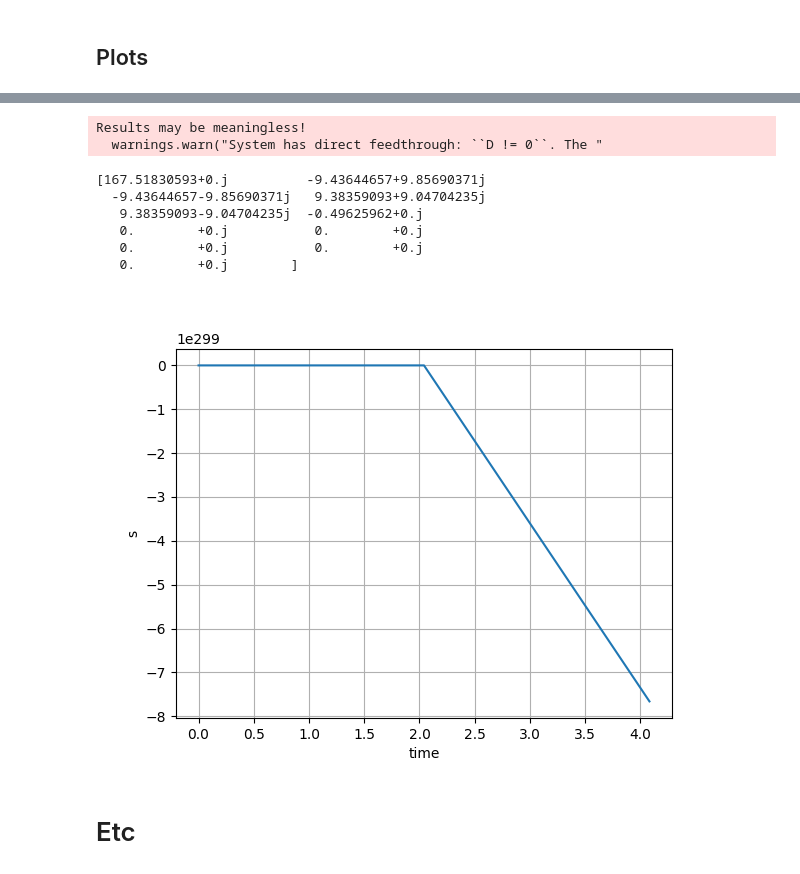
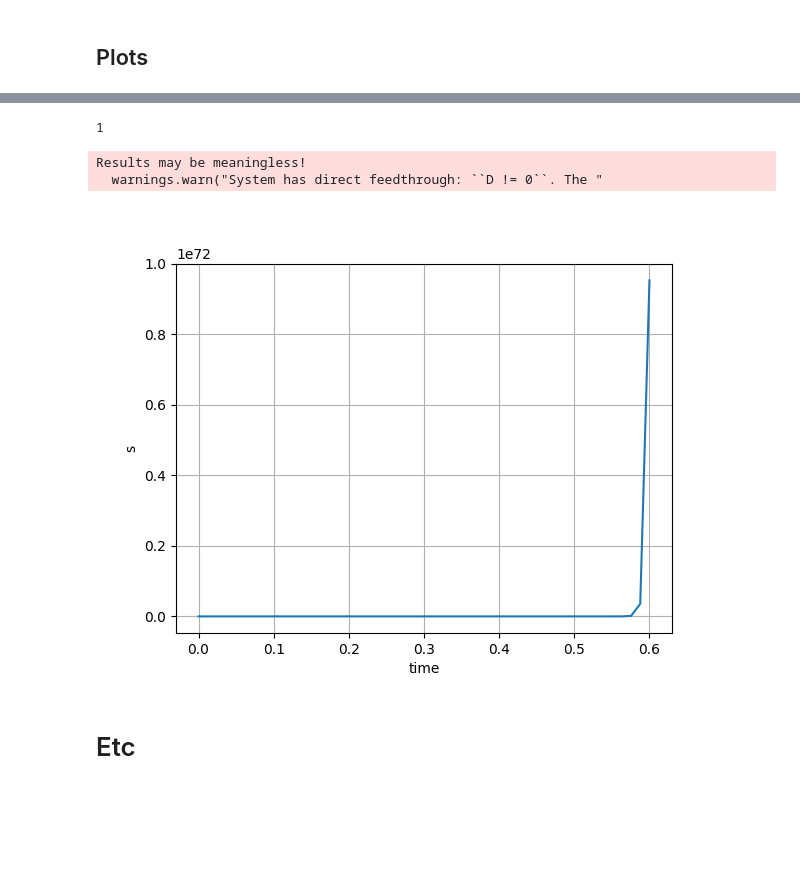
Before and after one commit to Vince-C156/Control-Fundementals, a Jupyter notebook: PID2_Transfer_Functions.ipynb, the cells around one changed output, grey strips where cells are left out. Saved outputs shown, nothing was run; the diff lists cells and outputs as text; code cells hidden in the pictures; blank space fills up the shorter version.

```diff
--- a/PID2_Transfer_Functions.ipynb
+++ b/PID2_Transfer_Functions.ipynb
@@ -323,15 +278,33 @@ yaw rate PID transfer function has n outputs 1
 ### PID Transfer function
 # %%
 # Define PID parameters for roll, pitch, and yaw
-Kp_roll, Ki_roll, Kd_roll = 0.15000000596046448, 0.20000000298023224, 0.003000000026077032
-Kp_pitch, Ki_pitch, Kd_pitch = 0.2000000596046448, 0.10000000298023224, 0.005000000026077032
-Kp_yaw, Ki_yaw, Kd_yaw = 0.20000000298023224, 0.10000000149011612, 0
+Kp_roll, Ki_roll, Kd_roll = 0.5, 0, 0
+Kp_pitch, Ki_pitch, Kd_pitch = 0.5, 0, 0
+Kp_yaw, Ki_yaw, Kd_yaw = 0.10000000298023224, 0, 0
 
 # Create the PID controllers for each axis
 s = ctrl.TransferFunction.s
 pid_roll = Kp_roll + Ki_roll/s + Kd_roll*s
 pid_pitch = Kp_pitch + Ki_pitch/s + Kd_pitch*s
 pid_yaw = Kp_yaw + Ki_yaw/s + Kd_yaw*s
+
+print(f"Roll rate transfer")
+print(pid_roll)
+print()
+print(f"Pitch rate transfer")
+print(pid_pitch)
+print()
+print(f"Yaw rate transfer")
+print(pid_yaw)
+print()
+
+print(f"Roll rate PID transfer function has n inputs {pid_roll.ninputs}")
+print(f"pitch rate PID transfer function has n inputs{pid_pitch.ninputs}")
+print(f"yaw rate PID transfer function has n inputs {pid_yaw.ninputs}")
+
+print(f"Roll rate PID transfer function has n outputs {pid_roll.noutputs}")
+print(f"pitch rate PID transfer function has n outputs{pid_pitch.noutputs}")
+print(f"yaw rate PID transfer function has n outputs {pid_yaw.noutputs}")
 
 # Since the B_matrix likely has different columns for different inputs (torques for each axis),
 # You need to define a transfer function from the state space model for each input axis.
@@ -341,9 +314,9 @@ G_pitch = G[8, 1]  # First output, second input
 G_yaw = G[9, 2]  # First output, third input
 
 # Calculate the closed-loop transfer functions for each axis
-closed_loop_roll = ctrl.feedback(pid_roll*G_roll, 1)
-closed_loop_pitch = ctrl.feedback(pid_pitch*G_pitch, 1)
-closed_loop_yaw = ctrl.feedback(pid_yaw*G_yaw, 1)
+closed_loop_roll = ctrl.feedback(pid_roll, G_roll, 1)
+closed_loop_pitch = ctrl.feedback(pid_pitch, G_pitch, 1)
+closed_loop_yaw = ctrl.feedback(pid_yaw, G_yaw, 1)
 
 # Display the closed-loop transfer functions
 print('Closed-loop Transfer Function for Roll:')
@@ -355,7 +328,4 @@ print(closed_loop_pitch.poles())
 print('Closed-loop Transfer Function for Yaw:')
 print(closed_loop_yaw)
 print(closed_loop_yaw.poles())
-
-
-help(closed_loop_yaw)
 # %% [output]
@@ -473,25 +443,22 @@ plt.show()
 # %%
 from control.matlab import rss, impulse
-T = np.linspace(0,100)
+T = np.linspace(0,0.6)
+
 response, T = impulse(closed_loop_pitch, T=T)
 
-print(closed_loop_pitch.poles())
+#help(closed_loop_pitch)
+print(closed_loop_pitch.ninputs)
 plt.figure()
 plt.grid(True)
 plt.plot(T, response)
 plt.xlabel("time")
 plt.ylabel("s")
 plt.show()
 # %% [output]
-Results may be meaningless!
-  warnings.warn("System has direct feedthrough: ``D != 0``. The "
+1
-[167.51830593+0.j          -9.43644657+9.85690371j
-  -9.43644657-9.85690371j   9.38359093+9.04704235j
-   9.38359093-9.04704235j  -0.49625962+0.j
-   0.        +0.j           0.        +0.j
-   0.        +0.j           0.        +0.j
-   0.        +0.j        ]
+Results may be meaningless!
+  warnings.warn("System has direct feedthrough: ``D != 0``. The "
-[figure, old version]
+[figure, new version]
 # %% [markdown]
 # Etc
 # %%
```
Also changed, not shown: parts of 5 cells of this notebook.
